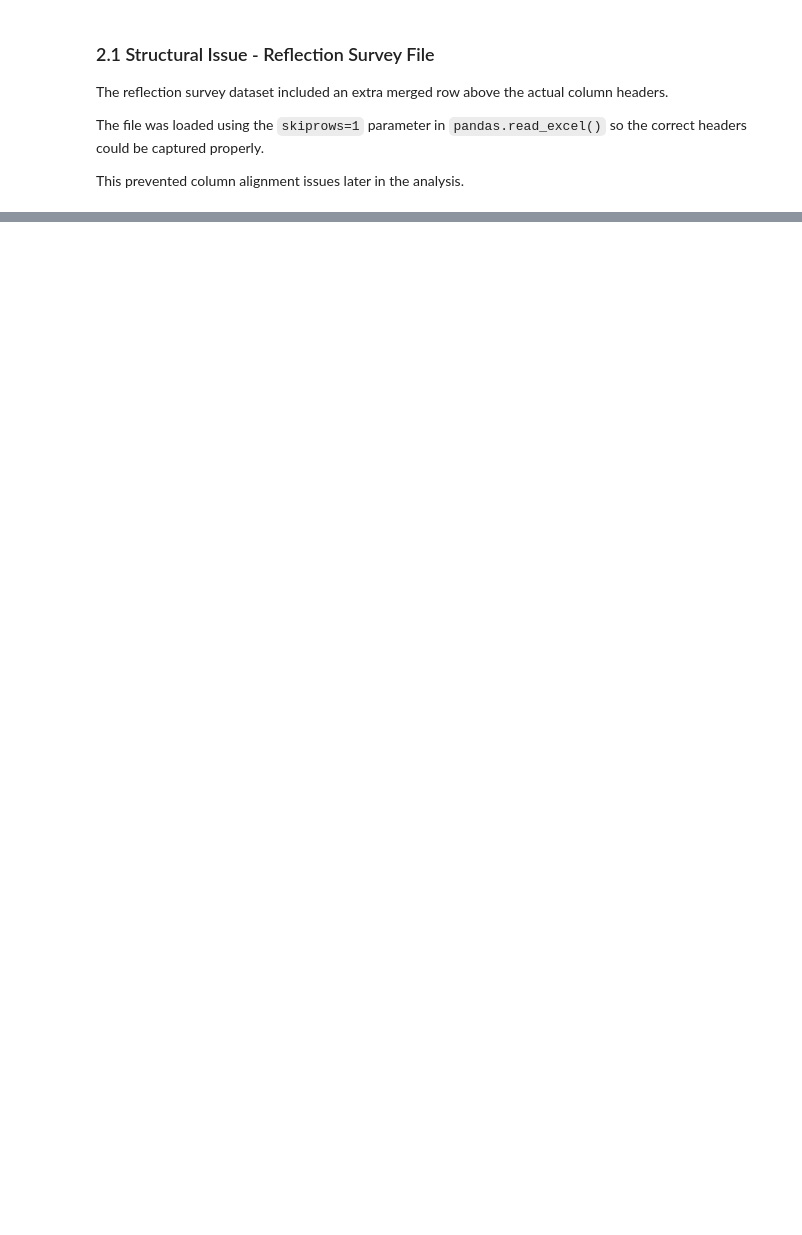
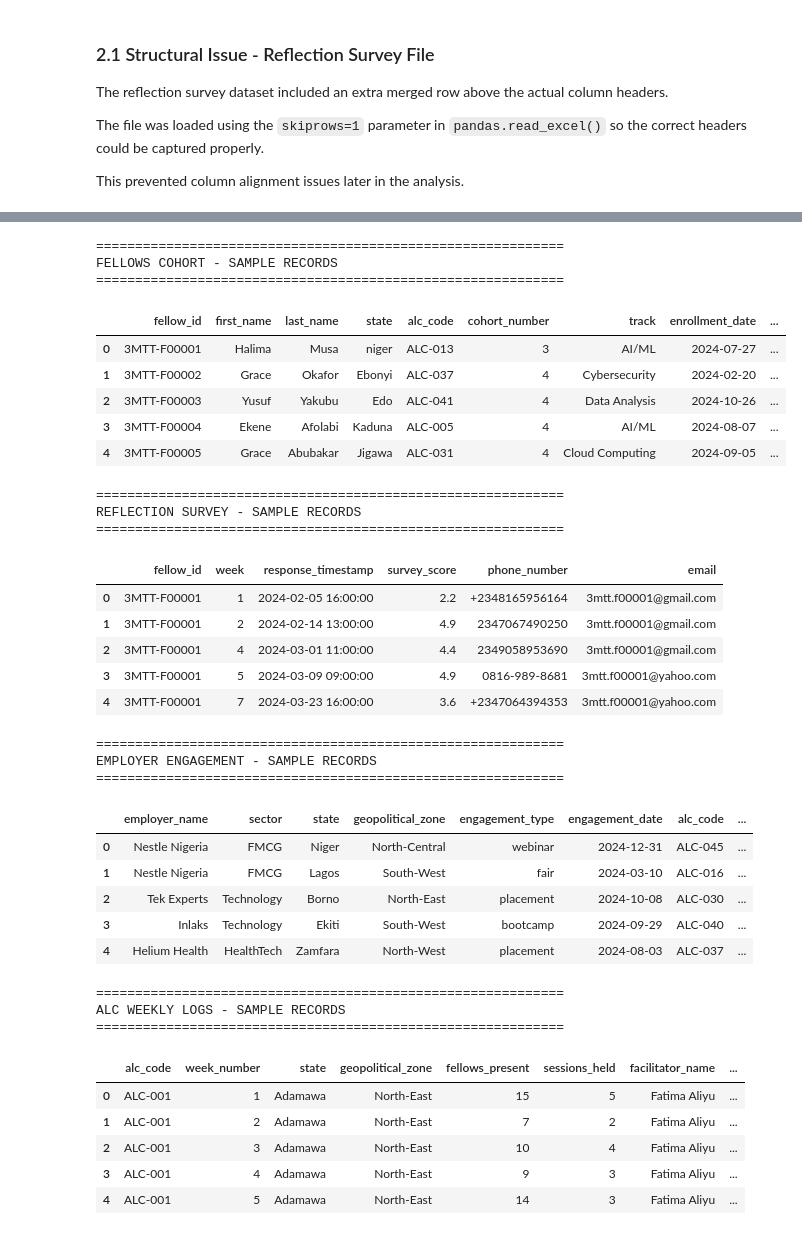
Before and after one commit to Efe-Godson/3mtt-stage2-analysis, a Jupyter notebook: notebooks/deliverable_2_analysis_notebook.ipynb, the cells around one changed output, grey strips where cells are left out. Drawn from its saved outputs; the diff is of its cells as text; code cells hidden in the pictures; blank space fills up the shorter version.

```diff
--- a/notebooks/deliverable_2_analysis_notebook.ipynb
+++ b/notebooks/deliverable_2_analysis_notebook.ipynb
@@ -62,0 +189,46 @@ This prevented column alignment issues later in the analysis.
+# %%
+# Display sample records from each dataset
+for name, df in datasets.items():
+
+    print(f"\n{'='*60}")
+    print(f"{name.upper()} - SAMPLE RECORDS")
+    print(f"{'='*60}")
+
+    display(df.head())
+# %% [output]
+============================================================
+FELLOWS COHORT - SAMPLE RECORDS
+============================================================
+|  | fellow_id | first_name | last_name | state | alc_code | cohort_number | track | enrollment_date | ... |
+| 0 | 3MTT-F00001 | Halima | Musa | niger | ALC-013 | 3 | AI/ML | 2024-07-27 | ... |
+| 1 | 3MTT-F00002 | Grace | Okafor | Ebonyi | ALC-037 | 4 | Cybersecurity | 2024-02-20 | ... |
+| 2 | 3MTT-F00003 | Yusuf | Yakubu | Edo | ALC-041 | 4 | Data Analysis | 2024-10-26 | ... |
+| 3 | 3MTT-F00004 | Ekene | Afolabi | Kaduna | ALC-005 | 4 | AI/ML | 2024-08-07 | ... |
+| 4 | 3MTT-F00005 | Grace | Abubakar | Jigawa | ALC-031 | 4 | Cloud Computing | 2024-09-05 | ... |
+============================================================
+REFLECTION SURVEY - SAMPLE RECORDS
+============================================================
+|  | fellow_id | week | response_timestamp | survey_score | phone_number | email |
+| 0 | 3MTT-F00001 | 1 | 2024-02-05 16:00:00 | 2.2 | +2348165956164 | 3mtt.f00001@gmail.com |
+| 1 | 3MTT-F00001 | 2 | 2024-02-14 13:00:00 | 4.9 | 2347067490250 | 3mtt.f00001@gmail.com |
+| 2 | 3MTT-F00001 | 4 | 2024-03-01 11:00:00 | 4.4 | 2349058953690 | 3mtt.f00001@gmail.com |
+| 3 | 3MTT-F00001 | 5 | 2024-03-09 09:00:00 | 4.9 | 0816-989-8681 | 3mtt.f00001@yahoo.com |
+| 4 | 3MTT-F00001 | 7 | 2024-03-23 16:00:00 | 3.6 | +2347064394353 | 3mtt.f00001@yahoo.com |
+============================================================
+EMPLOYER ENGAGEMENT - SAMPLE RECORDS
+============================================================
+|  | employer_name | sector | state | geopolitical_zone | engagement_type | engagement_date | alc_code | ... |
+| 0 | Nestle Nigeria | FMCG | Niger | North-Central | webinar | 2024-12-31 | ALC-045 | ... |
+| 1 | Nestle Nigeria | FMCG | Lagos | South-West | fair | 2024-03-10 | ALC-016 | ... |
+| 2 | Tek Experts | Technology | Borno | North-East | placement | 2024-10-08 | ALC-030 | ... |
+| 3 | Inlaks | Technology | Ekiti | South-West | bootcamp | 2024-09-29 | ALC-040 | ... |
+| 4 | Helium Health | HealthTech | Zamfara | North-West | placement | 2024-08-03 | ALC-037 | ... |
+============================================================
+ALC WEEKLY LOGS - SAMPLE RECORDS
+============================================================
+|  | alc_code | week_number | state | geopolitical_zone | fellows_present | sessions_held | facilitator_name | ... |
+| 0 | ALC-001 | 1 | Adamawa | North-East | 15 | 5 | Fatima Aliyu | ... |
+| 1 | ALC-001 | 2 | Adamawa | North-East | 7 | 2 | Fatima Aliyu | ... |
+| 2 | ALC-001 | 3 | Adamawa | North-East | 10 | 4 | Fatima Aliyu | ... |
+| 3 | ALC-001 | 4 | Adamawa | North-East | 9 | 3 | Fatima Aliyu | ... |
+| 4 | ALC-001 | 5 | Adamawa | North-East | 14 | 3 | Fatima Aliyu | ... |
```
Also changed, not shown: parts of 5 cells of this notebook.
